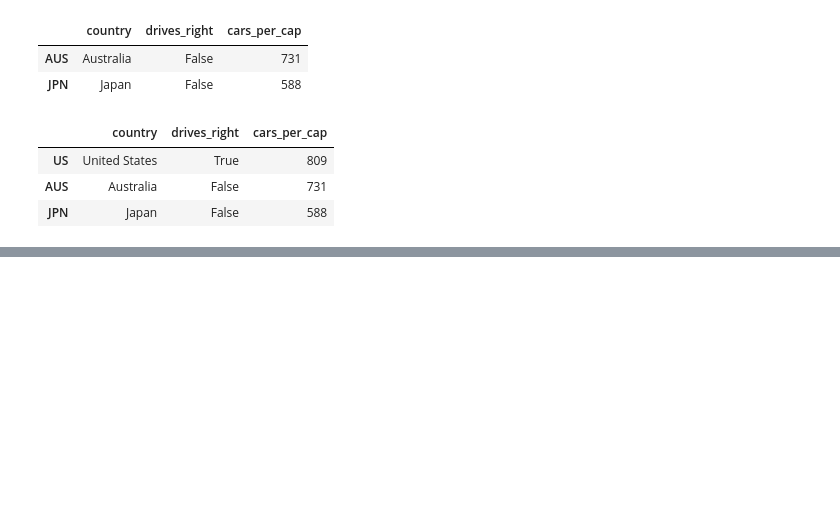
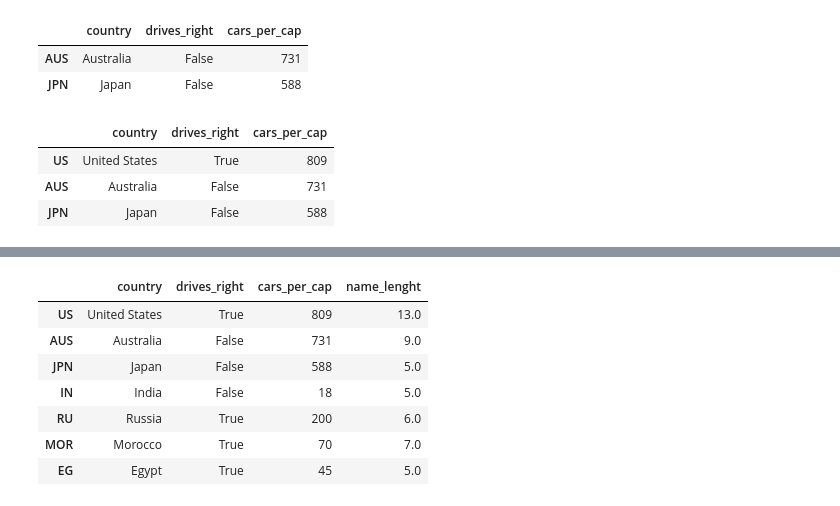
Before and after one commit to JeffBucker/DatacampDataAnalystTrack, a Jupyter notebook: Intermediate Python.ipynb, the cells around one changed output, grey strips where cells are left out. Cells and saved outputs as stored; diff of their text form; code cells hidden in the pictures; blank space fills up the shorter version.

```diff
--- a/Intermediate Python.ipynb
+++ b/Intermediate Python.ipynb
@@ -410,0 +529,14 @@ cars[sel]
+# %%
+for lab, row in cars.iterrows():
+    # create new columns and add values in the DF for each iteration
+    cars.loc[lab, "name_lenght"] = len(row["country"])
+cars
+# %% [output]
+|  | country | drives_right | cars_per_cap | name_lenght |
+| US | United States | True | 809 | 13.0 |
+| AUS | Australia | False | 731 | 9.0 |
+| JPN | Japan | False | 588 | 5.0 |
+| IN | India | False | 18 | 5.0 |
+| RU | Russia | True | 200 | 6.0 |
+| MOR | Morocco | True | 70 | 7.0 |
+| EG | Egypt | True | 45 | 5.0 |
```
Also changed, not shown: parts of 16 cells of this notebook.
